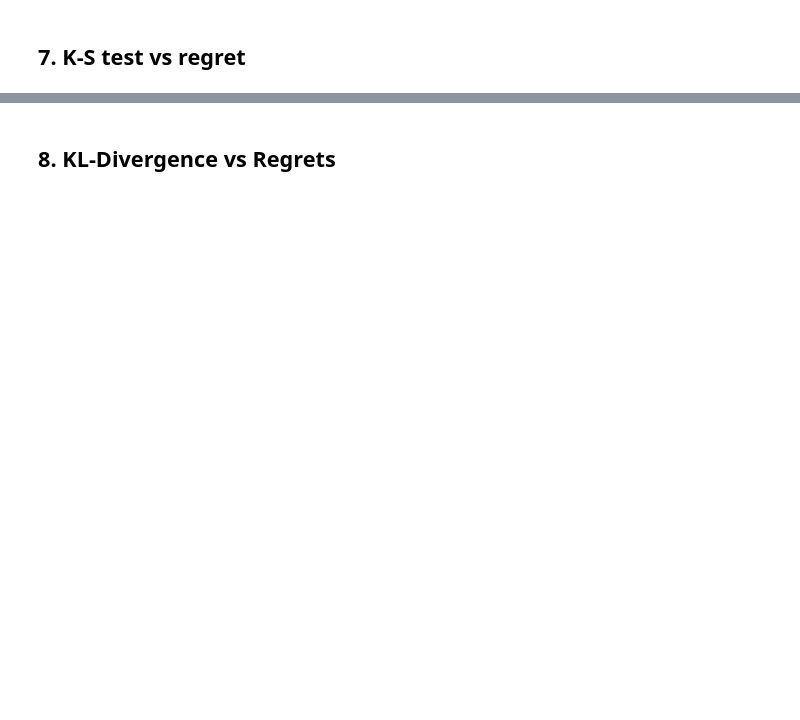
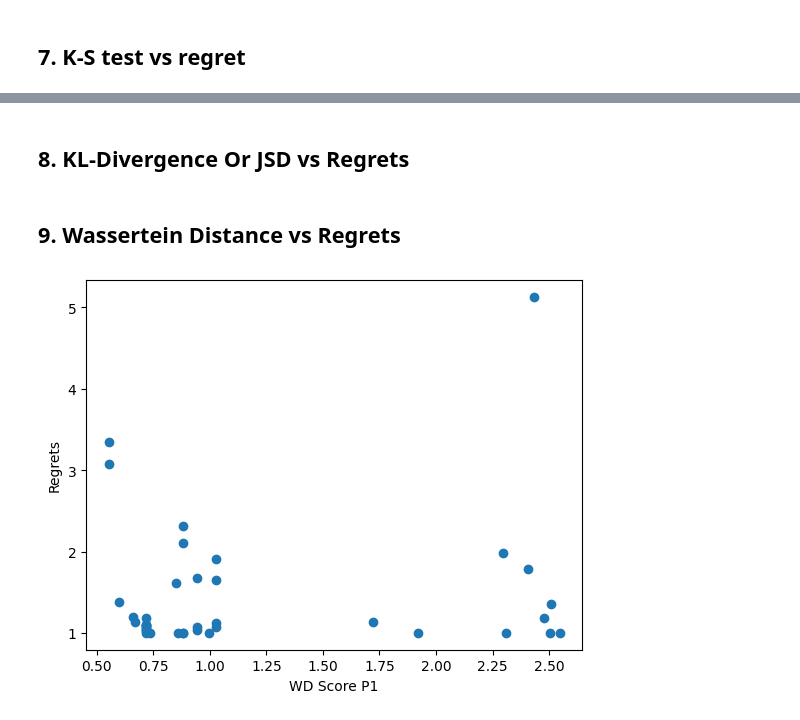
Before and after one commit to hujing2407/AdaLQO, a Jupyter notebook: AdaLQO.ipynb, the cells around one changed output, grey strips where cells are left out. Saved outputs shown, nothing was run; the diff lists cells and outputs as text; code cells hidden in the pictures; blank space fills up the shorter version.

Commit message:
Added Wasserstein Distence scores

```diff
--- a/AdaLQO.ipynb
+++ b/AdaLQO.ipynb
@@ -358,2 +365,27 @@ Text(0.5, 0, 'Query Index')
 # %% [markdown]
-## 8. KL-Divergence vs Regrets
+## 8. KL-Divergence Or JSD vs Regrets
+# %% [markdown]
+## 9. Wassertein Distance vs Regrets
+# %%
+from scipy.stats import wasserstein_distance
+
+# phase0_1d existed
+wd_score_p1 = []
+
+for p in p1_plans:
+    trees = reg._BaoRegression__tree_transform.transform(p)
+    embedding = reg._BaoRegression__net.get_fixed_features(trees).cpu().detach().numpy()
+    phase1_1d = pca.transform(embedding)
+    wd = wasserstein_distance(phase0_1d[:,0],phase1_1d[:,0])
+    wd_score_p1.append(wd)
+# %%
+x_np = [t.item() for t in wd_score_p1]
+y_np = list(regrets_1)
+
+# 3. Create the scatter plot
+plt.scatter(x_np, y_np)
+plt.xlabel("WD Score P1")
+plt.ylabel("Regrets")
+plt.show()
+# %% [output]
+[figure, added]
```
Also changed, not shown: parts of 10 cells of this notebook.
